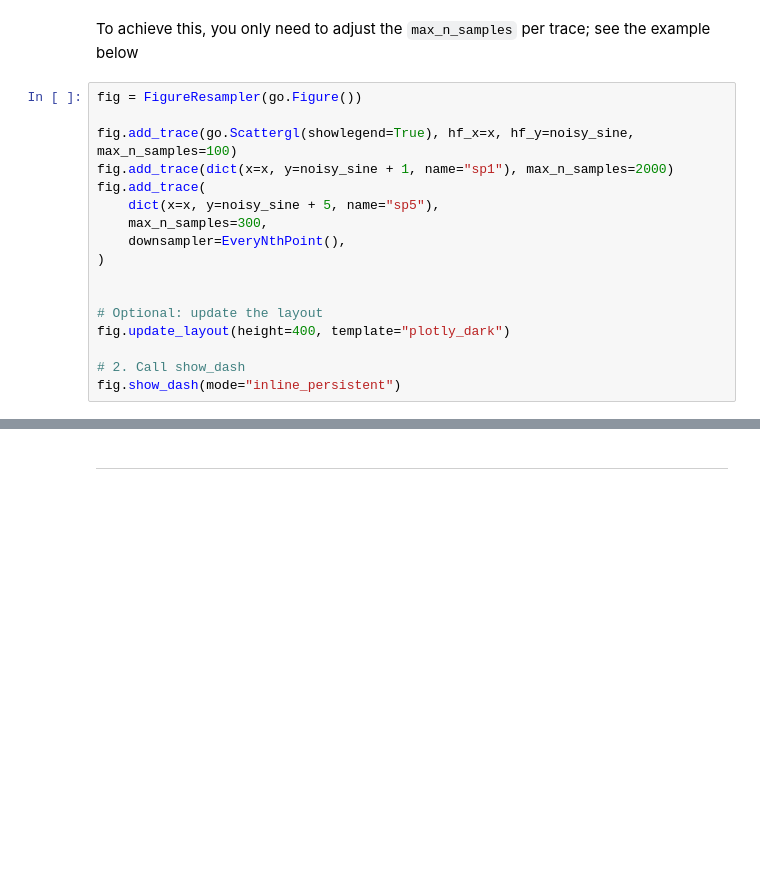
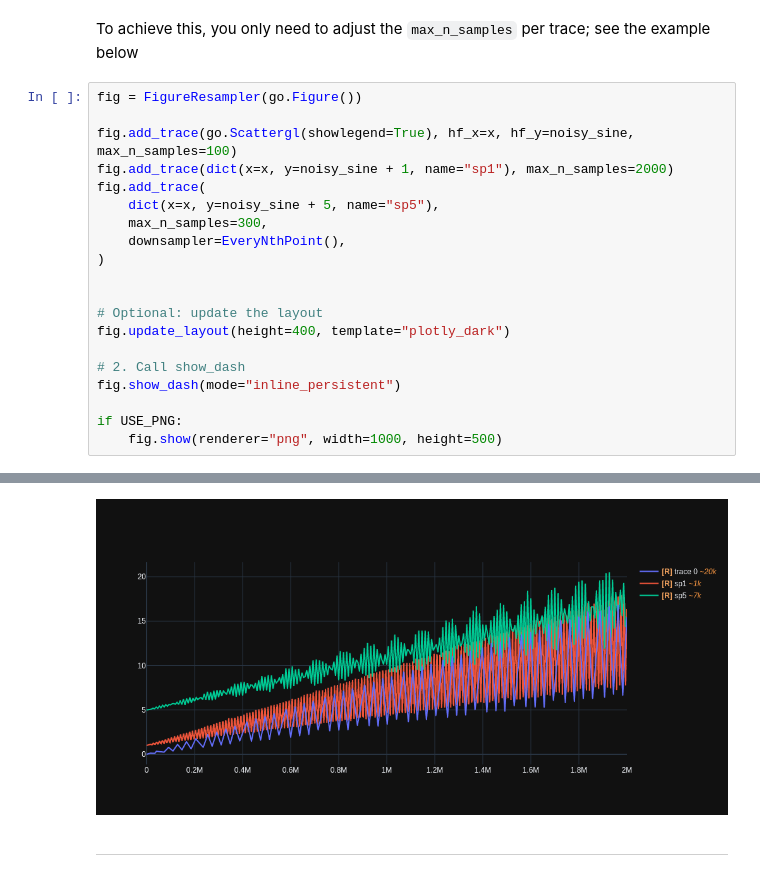
Before and after one commit to predict-idlab/plotly-resampler, a Jupyter notebook: examples/basic_example.ipynb, the cells around one changed output, grey strips where cells are left out. Saved outputs shown, nothing was run; the diff lists cells and outputs as text; blank space fills up the shorter version.

```diff
--- a/examples/basic_example.ipynb
+++ b/examples/basic_example.ipynb
@@ -329,22 +339,26 @@ To achieve this, you only need to adjust the `max_n_samples` per trace; see the
 # %%
 fig = FigureResampler(go.Figure())
 
 fig.add_trace(go.Scattergl(showlegend=True), hf_x=x, hf_y=noisy_sine, max_n_samples=100)
 fig.add_trace(dict(x=x, y=noisy_sine + 1, name="sp1"), max_n_samples=2000)
 fig.add_trace(
     dict(x=x, y=noisy_sine + 5, name="sp5"),
     max_n_samples=300,
     downsampler=EveryNthPoint(),
 )
 
 
 # Optional: update the layout
 fig.update_layout(height=400, template="plotly_dark")
 
 # 2. Call show_dash
 fig.show_dash(mode="inline_persistent")
+
+if USE_PNG:
+    fig.show(renderer="png", width=1000, height=500)
 # %% [output]
 [interactive output not drawn]
+[figure, added]
 # %% [markdown]
 ---
 # %% [markdown]
```
Also changed, not shown: parts of 13 cells of this notebook.
